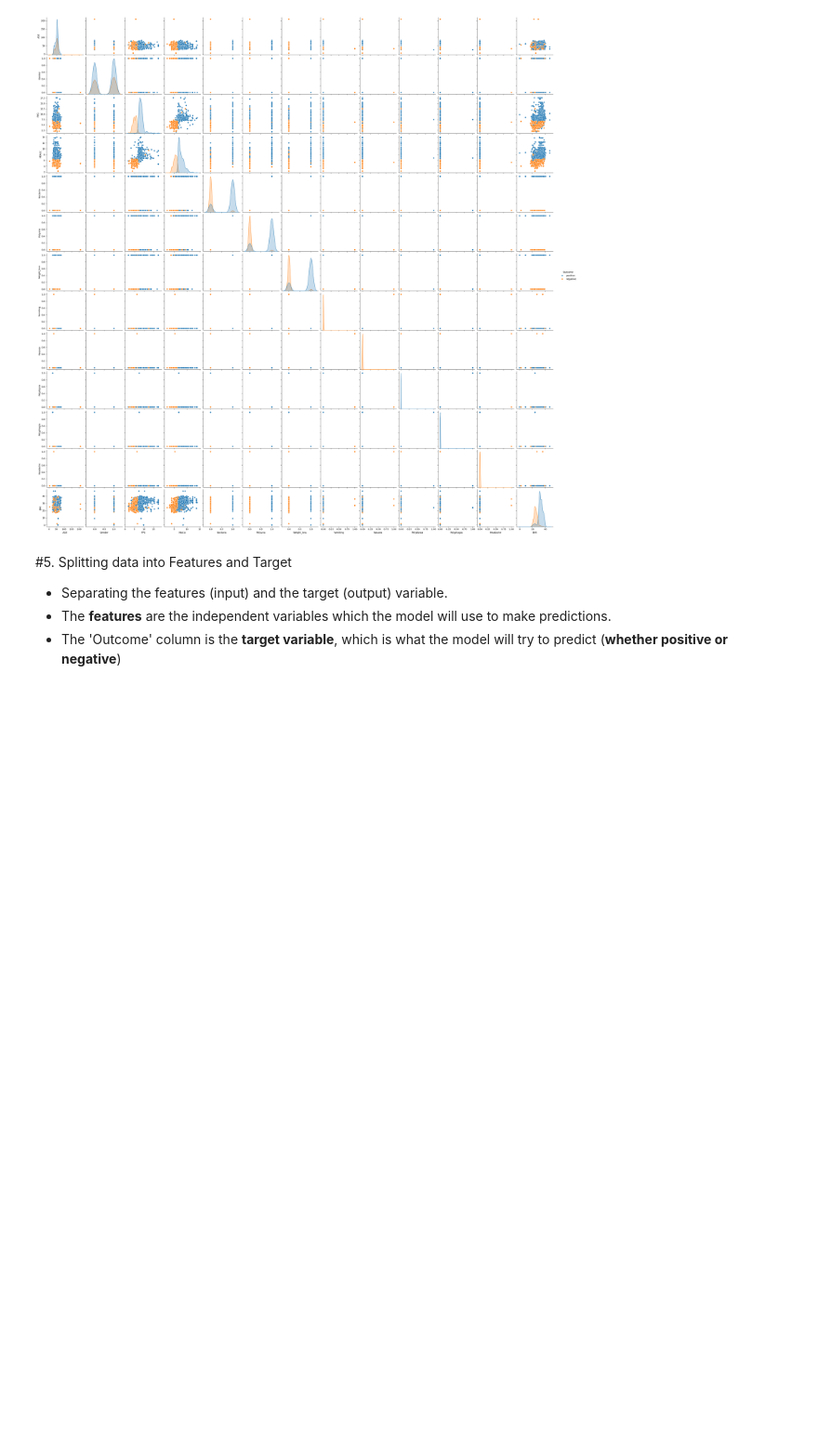
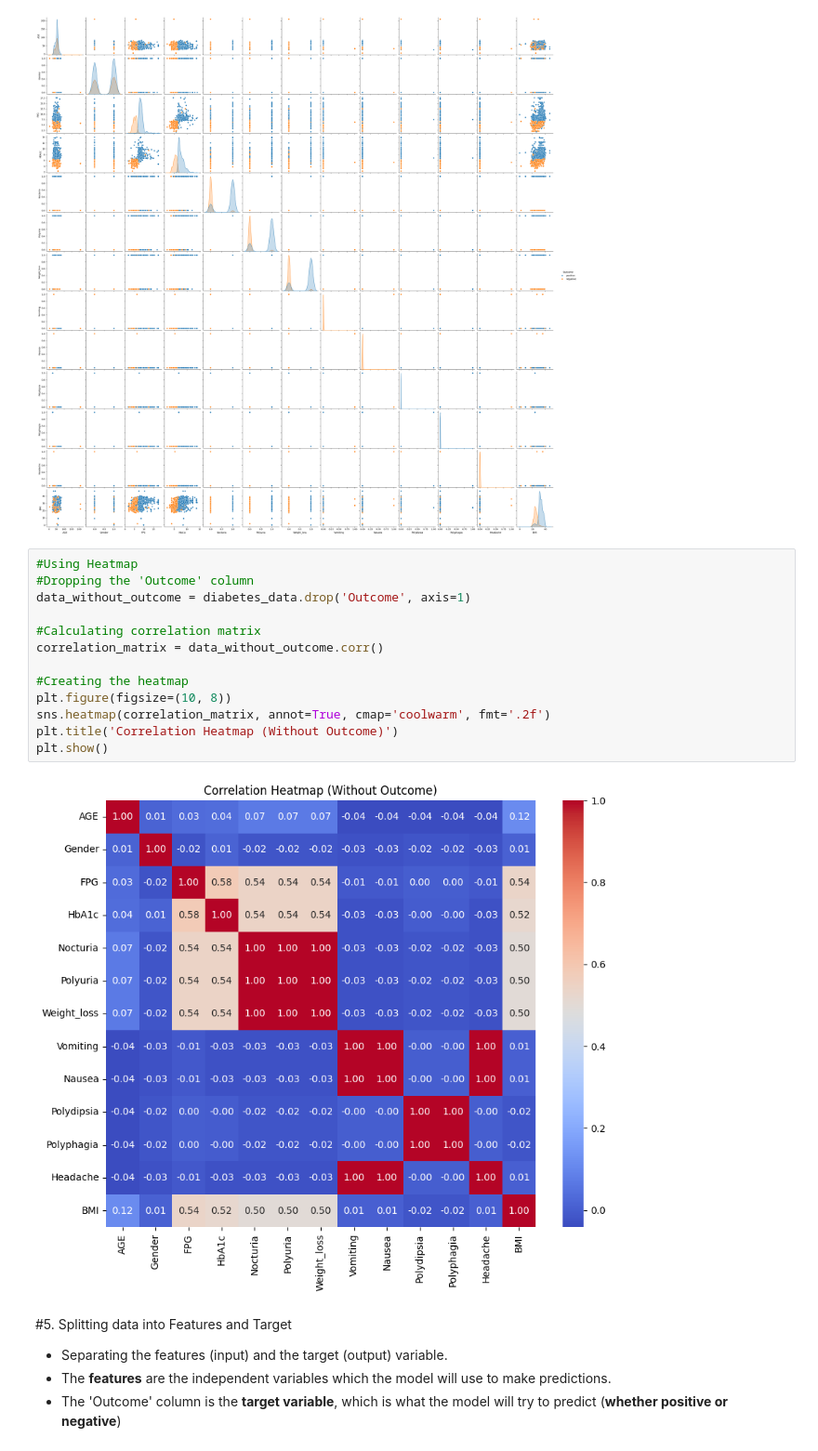
Before and after one commit to paulMuema/SDG-machine-learning-project, a Jupyter notebook: Machine_Learning_SDG_Model.ipynb, the cells around one changed output. Shown at 93% size. Cells and saved outputs as stored; diff of their text form; blank space fills up the shorter version.

```diff
--- a/Machine_Learning_SDG_Model.ipynb
+++ b/Machine_Learning_SDG_Model.ipynb
@@ -114,6 +114,21 @@ sns.pairplot(diabetes_data, hue='Outcome')
 plt.show()
 # %% [output]
 [figure]
+# %%
+#Using Heatmap
+#Dropping the 'Outcome' column
+data_without_outcome = diabetes_data.drop('Outcome', axis=1)
+
+#Calculating correlation matrix
+correlation_matrix = data_without_outcome.corr()
+
+#Creating the heatmap
+plt.figure(figsize=(10, 8))
+sns.heatmap(correlation_matrix, annot=True, cmap='coolwarm', fmt='.2f')
+plt.title('Correlation Heatmap (Without Outcome)')
+plt.show()
+# %% [output]
+[figure, added]
 # %% [markdown]
 #5. Splitting data into Features and Target
 - Separating the features (input) and the target (output) variable.
```
Also changed, not shown: parts of 2 cells of this notebook.
